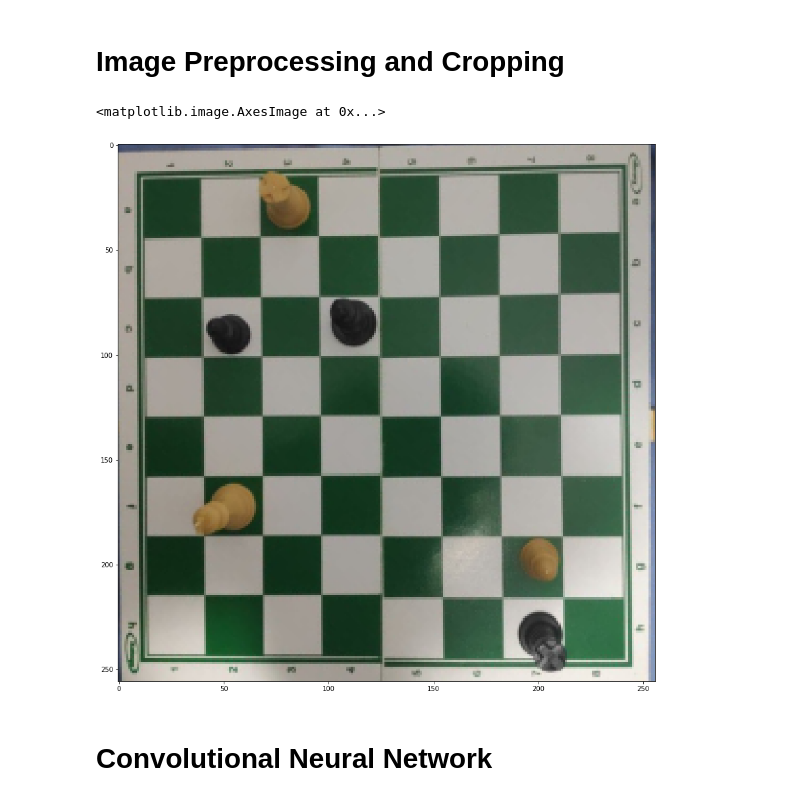
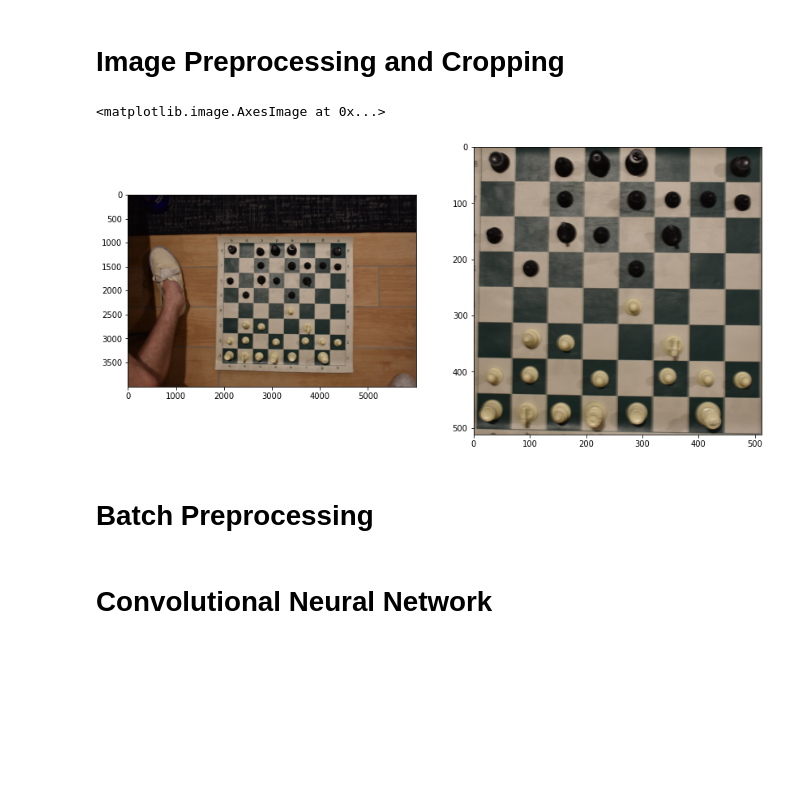
Before and after one commit to andrefakhoury/chess-board-recognition, a Jupyter notebook: notebook.ipynb, the cells around one changed output. Cells and saved outputs as stored; diff of their text form; code cells hidden in the pictures; blank space fills up the shorter version.

```diff
--- a/notebook.ipynb
+++ b/notebook.ipynb
@@ -112,38 +117,42 @@ def preprocess(image):
     return best_board[0]
 # %%
 # rotate and crop the image, given the points of the new border
-def crop_image(image, points):
+def crop_image(image, points, rotate=False):
     points = np.squeeze(points)
-    low, high = points[np.lexsort((points[:, 1], points[:, 0]))[:2]]
-    angle = -get_angle(np.array([0, 1]), high - low)
-    #image[low[1]-10:low[1]+10, low[0]-10:low[0]+10] = (255, 0, 0)
-    #image[high[1]-10:high[1]+10, high[0]-10:high[0]+10] = (0, 255, 255)
-    if angle < -90:
-        angle, low, high = angle + 180, high, low
+    if rotate:
+      low, high = points[np.lexsort((points[:, 1], points[:, 0]))[:2]]
+      angle = -get_angle(np.array([0, 1]), high - low)
+      if angle < -90:
+          angle, low, high = angle + 180, high, low
 
-    rot = cv2.getRotationMatrix2D((int(low[0]), int(low[1])), angle, 1.0)
-    h, w = image.shape[:2]
-    image = cv2.warpAffine(image, rot, (w, h))
-    points = np.concatenate((points, np.ones(points.shape[0]).reshape((-1, 1))), axis=1)
-    points = (rot @ points.T).T.astype(np.int32)
+      rot = cv2.getRotationMatrix2D((int(low[0]), int(low[1])), angle, 1.0)
+      h, w = image.shape[:2]
+      image = cv2.warpAffine(image, rot, (w, h))
+      points = np.concatenate((points, np.ones(points.shape[0]).reshape((-1, 1))), axis=1)
+      points = (rot @ points.T).T.astype(np.int32)
 
     image = image[points[:, 1].min():points[:, 1].max(), points[:, 0].min():points[:, 0].max()]
     return image
 # %%
 # read and resize the image
-image = imageio.imread('/work/my-data/board2.jpg')
-#w, h = image.shape[0], image.shape[1]
-#if w < h:
-#    w, h = 1500, int(1500 * w / h)
-#else:
-#    w, h = int(1500 * h / w), 1500
+image = imageio.imread('./input/chess-dataset-master/labeled_originals/r1bqk2r-2p1bppp-p1np1n2-1p2p3-4P3-1BP2N2-PP1P1PPP-RNBQR1K1.JPG')
+w, h = image.shape[0], image.shape[1]
+if w < h:
+    w, h = 1500, int(1500 * w / h)
+else:
+    w, h = int(1500 * h / w), 1500
 #image = cv2.resize(image, (w, h), interpolation=cv2.INTER_AREA)
+board = preprocess(image)
+cropped = crop_image(image, board)
+cropped = cv2.resize(cropped, (INPUT_SIZE, INPUT_SIZE), interpolation=cv2.INTER_AREA)
+
+plt.figure(figsize=(14, 7))
+plt.subplot(121)
+plt.imshow(image)
+plt.subplot(122)
+plt.imshow(cropped)
+# %% [output]
+<matplotlib.image.AxesImage at 0x...>
+[figure, added]
-# %%
-board = preprocess(image)
-cropped = crop_image(image, board)
-cropped = cv2.resize(cropped, (256, 256), interpolation=cv2.INTER_AREA)
-plt.figure(figsize=(15, 15))
-plt.imshow(cropped)
-# %% [output]
-<matplotlib.image.AxesImage at 0x...>
-[figure, removed]
+# %% [markdown]
+# Batch Preprocessing
```
Also changed, not shown: parts of 32 cells of this notebook, 3 other files.
